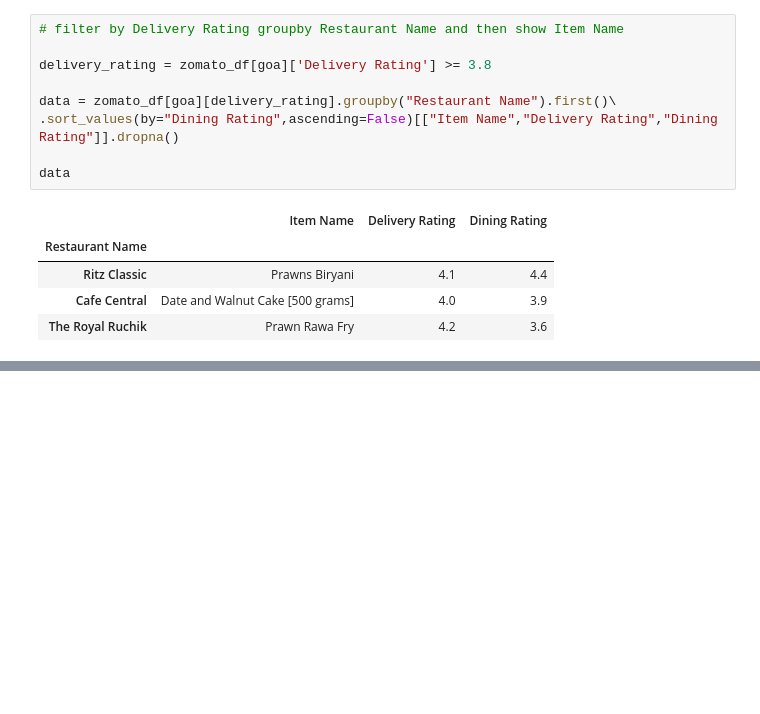
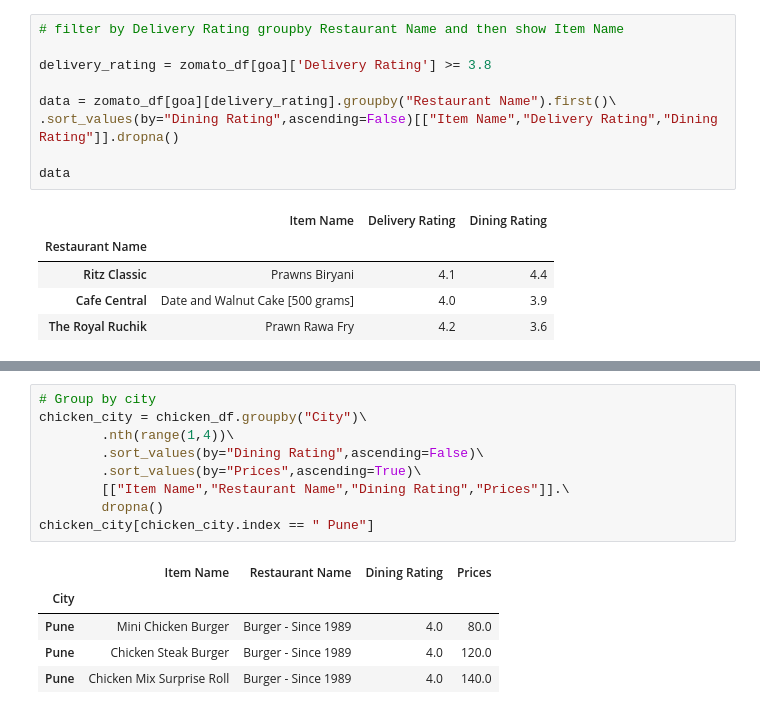
Before and after one commit to Daksh024/ZomatoDataAnalysis, a Jupyter notebook: Zomato_EDA.ipynb, the cells around one changed output, grey strips where cells are left out. Cells and saved outputs as stored; diff of their text form; blank space fills up the shorter version.

```diff
--- a/Zomato_EDA.ipynb
+++ b/Zomato_EDA.ipynb
@@ -190,0 +237,15 @@ plot = plot.set_xticklabels(plot.get_xticklabels(), rotation=30);
+# %%
+# Group by city
+chicken_city = chicken_df.groupby("City")\
+        .nth(range(1,4))\
+        .sort_values(by="Dining Rating",ascending=False)\
+        .sort_values(by="Prices",ascending=True)\
+        [["Item Name","Restaurant Name","Dining Rating","Prices"]].\
+        dropna()
+chicken_city[chicken_city.index == " Pune"]
+# %% [output]
+|  | Item Name | Restaurant Name | Dining Rating | Prices |
+| City |  |  |  |  |
+| Pune | Mini Chicken Burger | Burger - Since 1989 | 4.0 | 80.0 |
+| Pune | Chicken Steak Burger | Burger - Since 1989 | 4.0 | 120.0 |
+| Pune | Chicken Mix Surprise Roll | Burger - Since 1989 | 4.0 | 140.0 |
```
Also changed, not shown: parts of 7 cells of this notebook.
